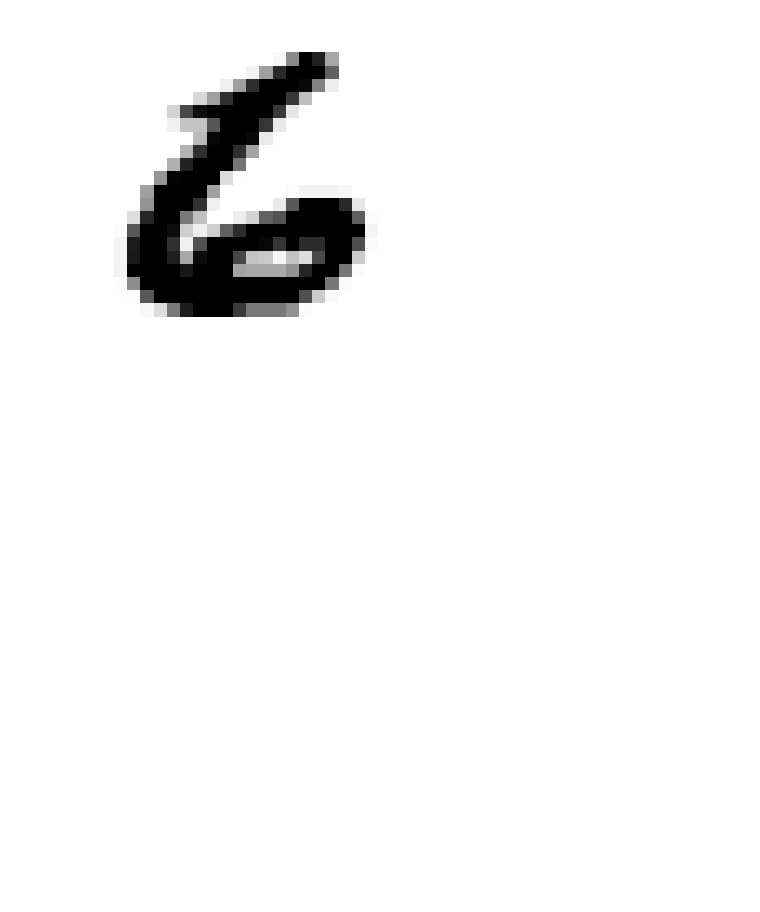
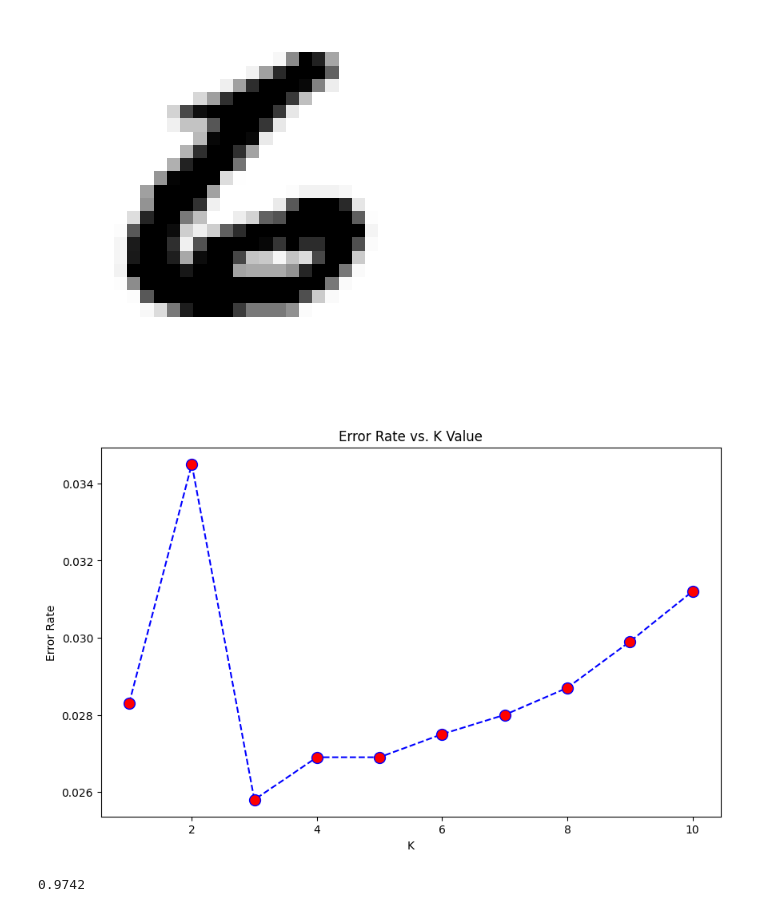
Before and after one commit to Ruhsaku/ImageRecognitionModel, a Jupyter notebook: image_recognition.ipynb, the cells around one changed output. Saved outputs shown, nothing was run; the diff lists cells and outputs as text; code cells hidden in the pictures; blank space fills up the shorter version.

Commit message:
Genereate KNN model and find the best value for K

```diff
--- a/image_recognition.ipynb
+++ b/image_recognition.ipynb
@@ -86,3 +86,24 @@ plt.axis("off")
 plt.show()
 # %% [output]
 [figure]
+# %%
+# Train and Test
+X_train, X_test, y_train, y_test = train_test_split(x, y, test_size=0.14285714)
+# X_train, X_test, y_train, y_test = x[:60000], x[60000:], y[:60000], y[60000:]
+# %%
+error_rate = []
+for i in range(1, 11):
+    knn = KNeighborsClassifier(n_neighbors=i)
+    knn.fit(X_train, y_train)
+    predictions = knn.predict(X_test)
+    error_rate.append(np.mean(predictions != y_test))
+# %%
+plt.figure(figsize=(10,6))
+plt.plot(range(1, 11), error_rate, color="blue", linestyle="dashed",
+         marker="o", markerfacecolor="red", markersize=10)
+plt.title("Error Rate vs. K Value")
+plt.xlabel("K")
+plt.ylabel("Error Rate")
+plt.show()
+# %% [output]
+[figure, added]
@@ -88,0 +115,5 @@ plt.show()
+# %%
+# Accuracy Score
+print(accuracy_score(y_test, knn_predictions))
+# %% [output]
+0.9742
```
Also changed, not shown: parts of 2 cells of this notebook.
